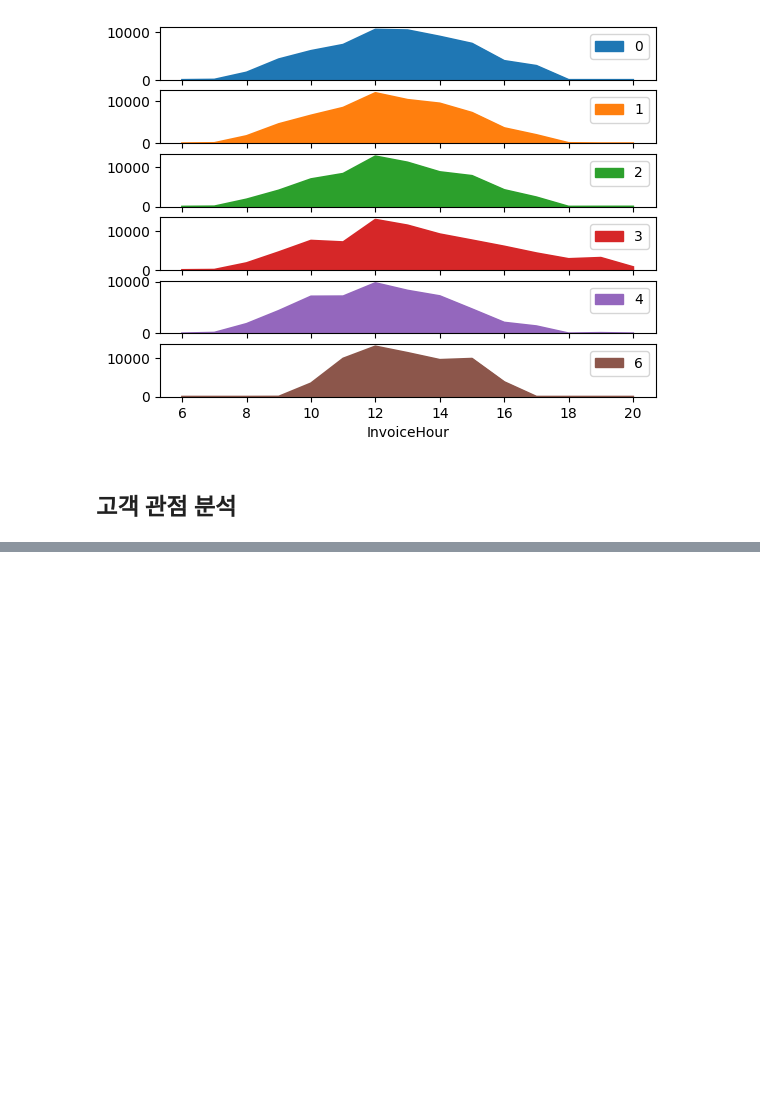
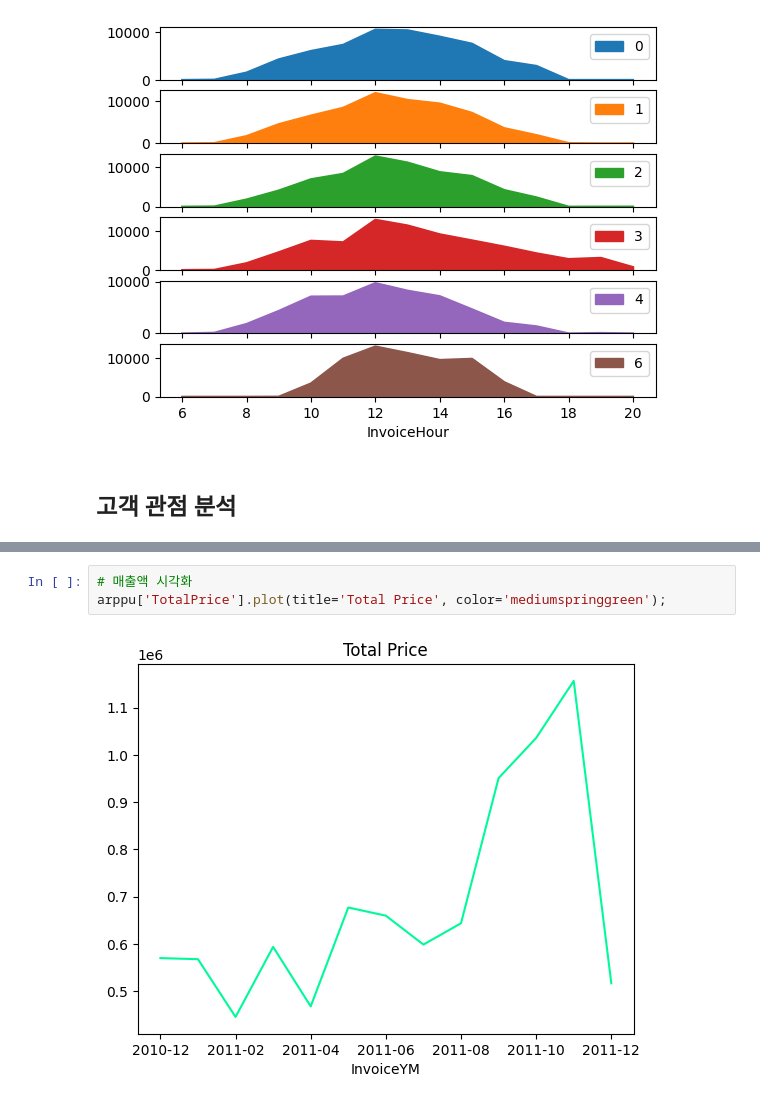
Before and after one commit to JINDOT/Data_Analysis_, a Jupyter notebook: Online_Retail.ipynb, the cells around one changed output, grey strips where cells are left out. Saved outputs shown, nothing was run; the diff lists cells and outputs as text; blank space fills up the shorter version.

```diff
--- a/Online_Retail.ipynb
+++ b/Online_Retail.ipynb
@@ -986,0 +1013,5 @@ array([<Axes: xlabel='InvoiceHour'>, <Axes: xlabel='InvoiceHour'>,
+# %%
+# 매출액 시각화
+arppu['TotalPrice'].plot(title='Total Price', color='mediumspringgreen');
+# %% [output]
+[figure, added]
```
Also changed, not shown: parts of 15 cells of this notebook.
